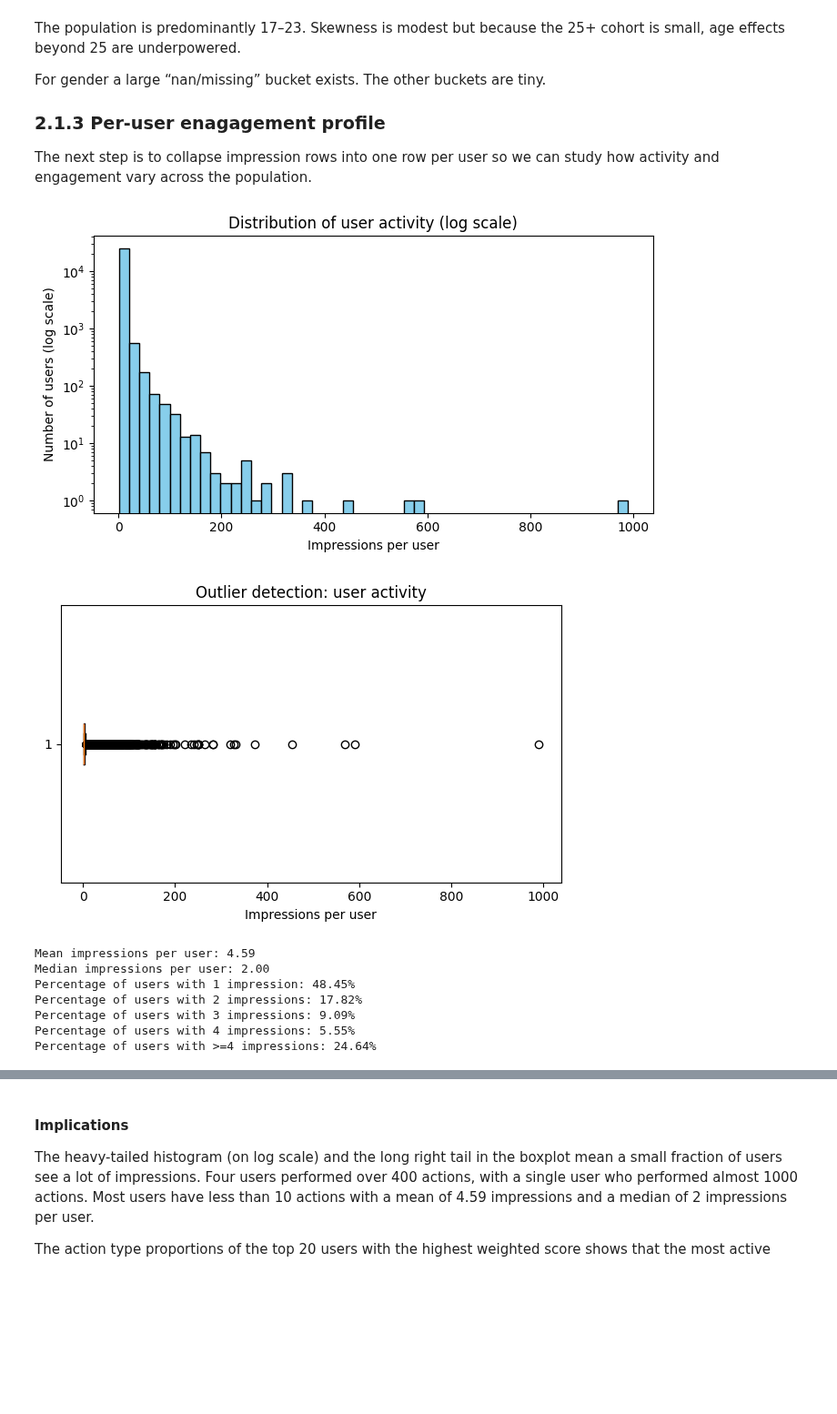
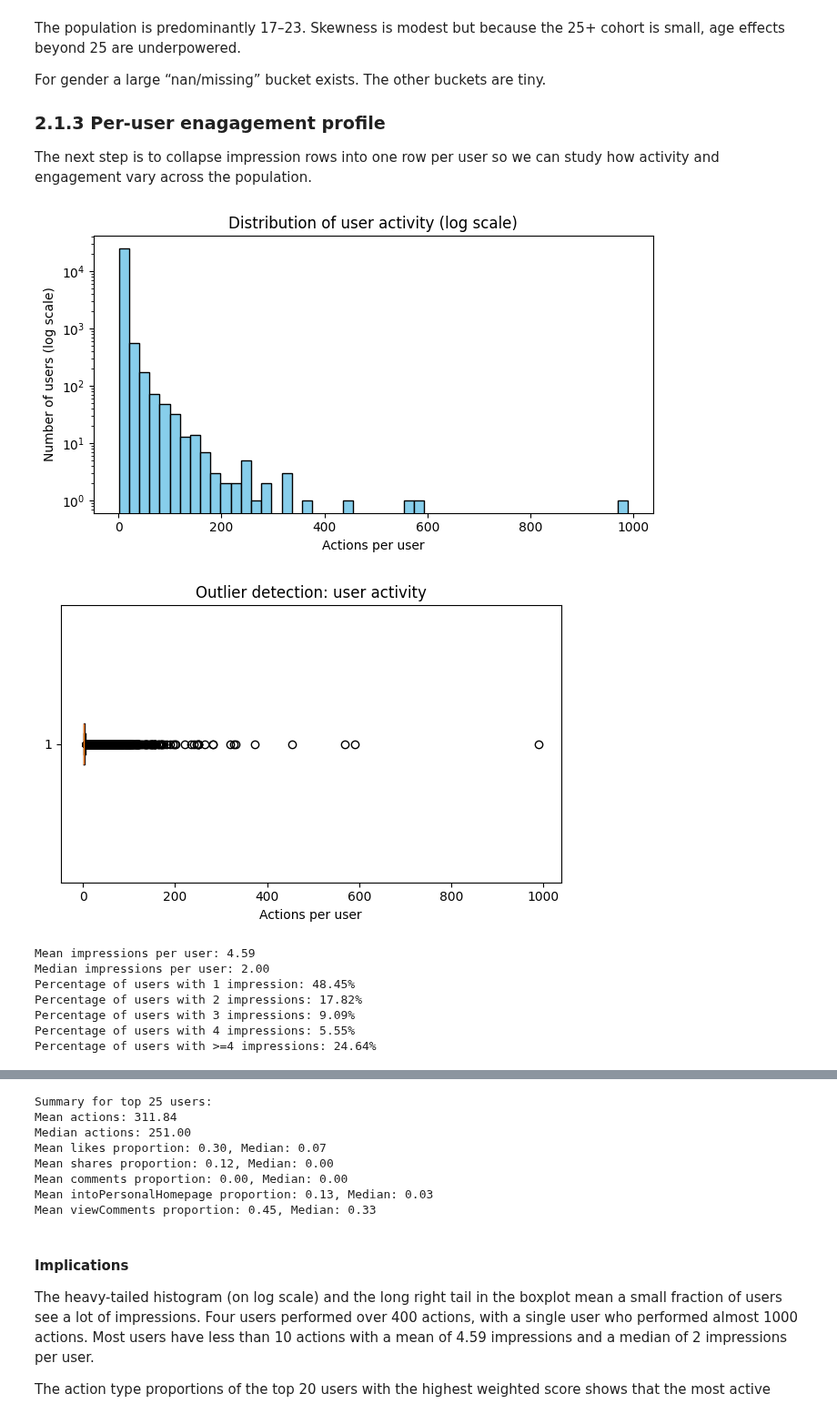
Before and after one commit to renaschaller/Master-Thesis-Music-Streaming, a Jupyter notebook: EDA/EDA.ipynb, the cells around one changed output, grey strips where cells are left out. Shown at 91% size. Drawn from its saved outputs; the diff is of its cells as text; code cells hidden in the pictures; blank space fills up the shorter version.

```diff
--- a/EDA/EDA.ipynb
+++ b/EDA/EDA.ipynb
@@ -336,7 +336,7 @@ user_agg = df.groupby("userId").agg(
 #Impressions per user distribution
 plt.figure(figsize=(7,4))
 plt.hist(user_agg["impressions"], bins=50, log=True, color="skyblue", edgecolor="black")
-plt.xlabel("Impressions per user")
+plt.xlabel("Actions per user")
 plt.ylabel("Number of users (log scale)")
 plt.title("Distribution of user activity (log scale)")
 plt.tight_layout()
@@ -344,7 +344,7 @@ plt.show()
 
 plt.figure(figsize=(6,4))
 plt.boxplot(user_agg["impressions"], vert=False)
-plt.xlabel("Impressions per user")
+plt.xlabel("Actions per user")
 plt.title("Outlier detection: user activity")
 plt.tight_layout()
 plt.show()
@@ -372,36 +372,46 @@ top_users = user_agg.sort_values("impressions", ascending=False).head(25).copy()
 top_users["user_rank"] = range(1, len(top_users) + 1)
 top_users["total_actions"] = top_users[actions].sum(axis=1)
 
 for a in actions:
     top_users[a + "_prop"] = top_users[a] / top_users["total_actions"]
 
 prop_cols = [a + "_prop" for a in actions]
 label_map = dict(zip(prop_cols, actions))
 
 top_users_sorted = top_users.sort_values("user_rank")
 
 plt.figure(figsize=(10, 6))
 bottom = np.zeros(len(top_users_sorted))
 for col in prop_cols:
     plt.bar(
         top_users_sorted["user_rank"],
         top_users_sorted[col],
         bottom=bottom,
         label=label_map[col],
         edgecolor="black"
     )
     bottom += top_users_sorted[col].values
 
 plt.xlabel("User rank (1 = most active)")
 plt.ylabel("Proportion of actions")
-plt.title("Top 20 Users – Action Type Proportions")
+plt.title("Top 25 Users - Action Type Proportions")
 plt.xticks(top_users_sorted["user_rank"])
 plt.legend(title="Action Type")
 plt.tight_layout()
 plt.show()
+
+# Summary statistics for all top users
+print("\nSummary for top 25 users:")
+print(f"Mean actions: {top_users_sorted['impressions'].mean():.2f}")
+print(f"Median actions: {top_users_sorted['impressions'].median():.2f}")
+
+for a in actions:
+    mean_prop = top_users_sorted[a + "_prop"].mean()
+    median_prop = top_users_sorted[a + "_prop"].median()
+    print(f"Mean {a} proportion: {mean_prop:.2f}, Median: {median_prop:.2f}")
 # %% [output]
-[figure, old version]
+[figure, new version]
-[figure, old version]
+[figure, new version]
 Mean impressions per user: 4.59
 Median impressions per user: 2.00
 Percentage of users with 1 impression: 48.45%
@@ -410,6 +420,14 @@ Percentage of users with 3 impressions: 9.09%
 Percentage of users with 4 impressions: 5.55%
 Percentage of users with >=4 impressions: 24.64%
 [figure]
+Summary for top 25 users:
+Mean actions: 311.84
+Median actions: 251.00
+Mean likes proportion: 0.30, Median: 0.07
+Mean shares proportion: 0.12, Median: 0.00
+Mean comments proportion: 0.00, Median: 0.00
+Mean intoPersonalHomepage proportion: 0.13, Median: 0.03
+Mean viewComments proportion: 0.45, Median: 0.33
 # %% [markdown]
 #### Implications
 
```
Also changed, not shown: parts of 4 cells of this notebook, 2 other files.
